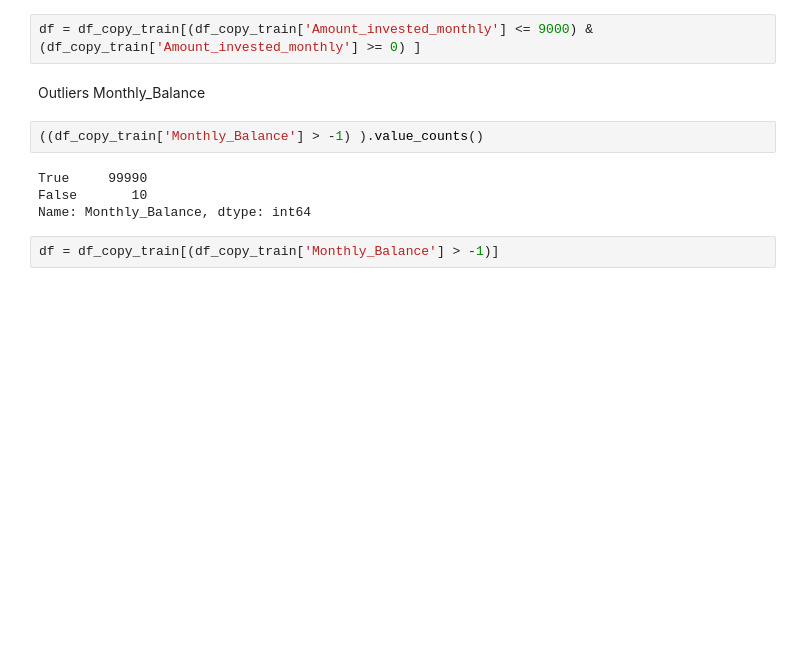
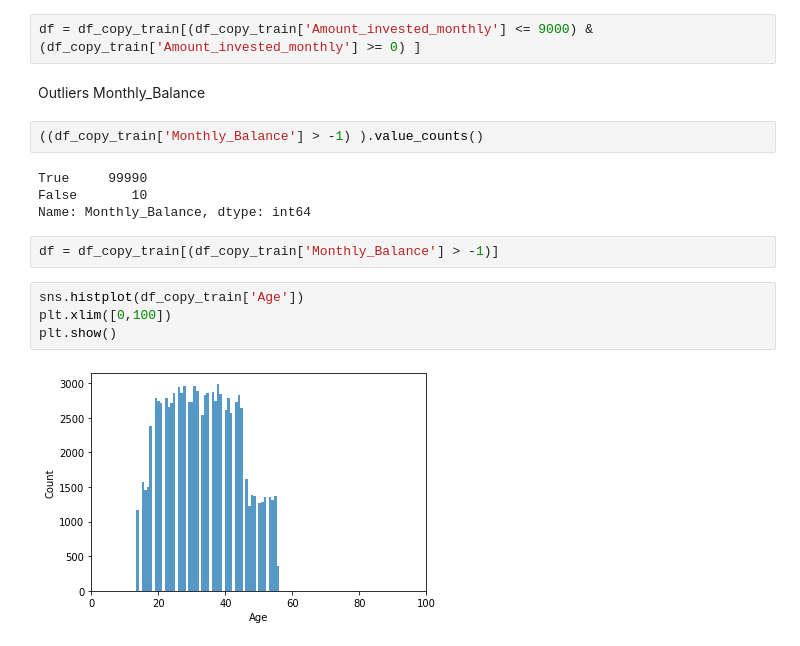
Before and after one commit to earo12/Credit-Score-Classification, a Jupyter notebook: Credit_Score_Classification.ipynb, the cells around one changed output. Drawn from its saved outputs; the diff is of its cells as text; blank space fills up the shorter version.

Commit message:
Added histogram of Ages

```diff
--- a/Credit_Score_Classification.ipynb
+++ b/Credit_Score_Classification.ipynb
@@ -468,3 +468,9 @@ False       10
 Name: Monthly_Balance, dtype: int64
 # %%
 df = df_copy_train[(df_copy_train['Monthly_Balance'] > -1)]
+# %%
+sns.histplot(df_copy_train['Age'])
+plt.xlim([0,100])
+plt.show()
+# %% [output]
+[figure, added]
```
